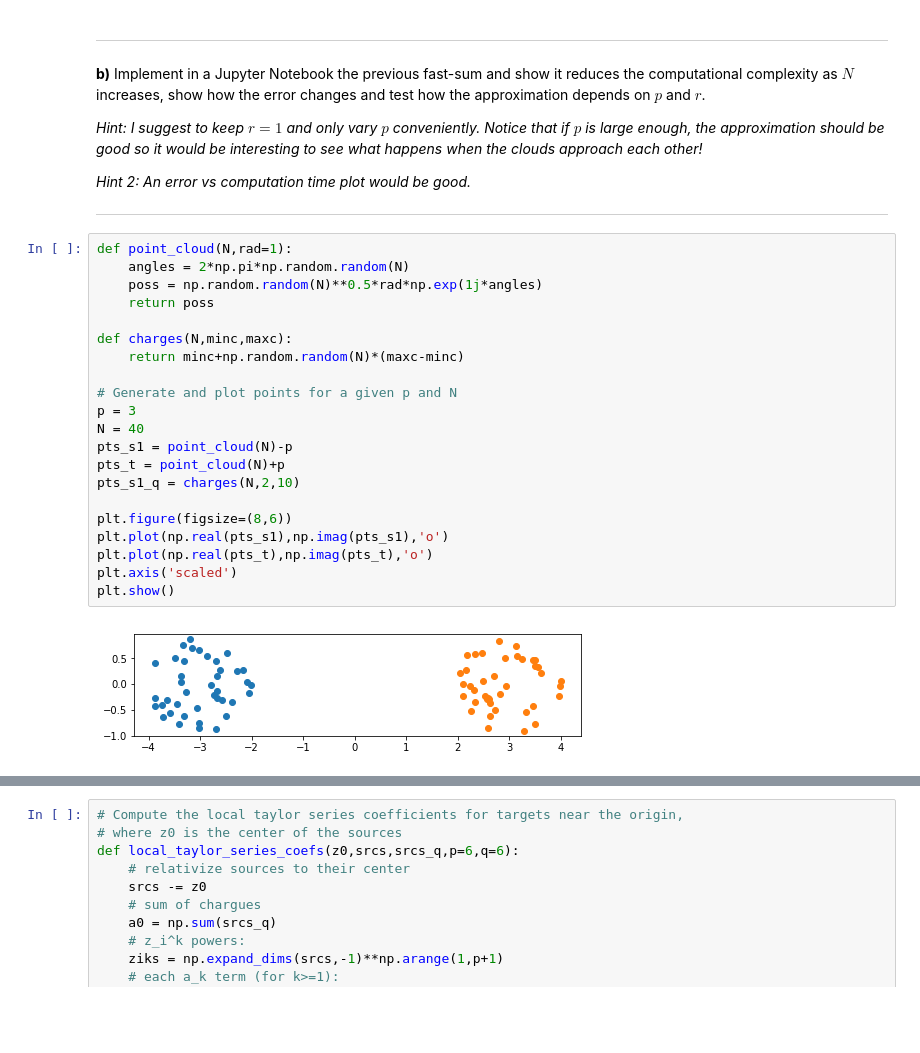
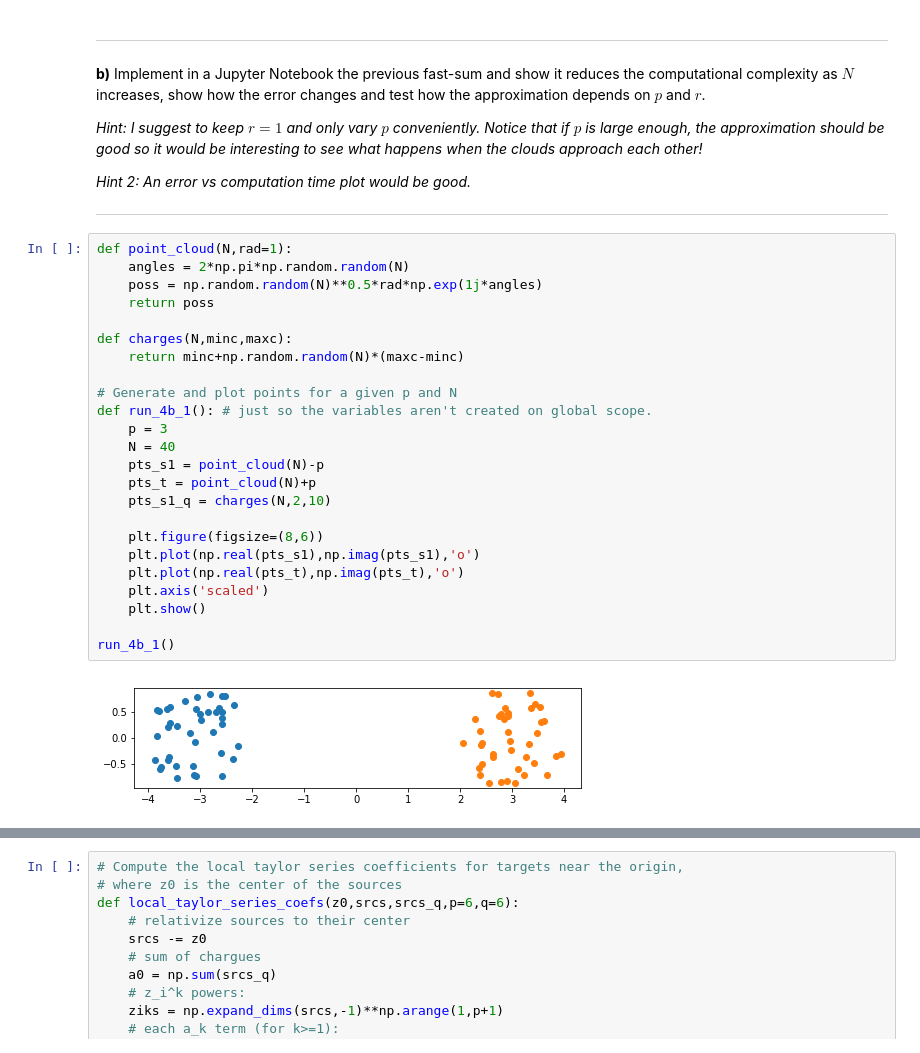
Before and after one commit to autopawn/cc5-works, a Jupyter notebook: c2.ipynb, the cells around one changed output, grey strips where cells are left out. Saved outputs shown, nothing was run; the diff lists cells and outputs as text; blank space fills up the shorter version.

```diff
--- a/c2.ipynb
+++ b/c2.ipynb
@@ -54,26 +56,29 @@ $$
 # %%
 def point_cloud(N,rad=1):
     angles = 2*np.pi*np.random.random(N)
     poss = np.random.random(N)**0.5*rad*np.exp(1j*angles)
     return poss
 
 def charges(N,minc,maxc):
     return minc+np.random.random(N)*(maxc-minc)
 
 # Generate and plot points for a given p and N
-p = 3
-N = 40
-pts_s1 = point_cloud(N)-p
-pts_t = point_cloud(N)+p
-pts_s1_q = charges(N,2,10)
+def run_4b_1(): # just so the variables aren't created on global scope.
+    p = 3
+    N = 40
+    pts_s1 = point_cloud(N)-p
+    pts_t = point_cloud(N)+p
+    pts_s1_q = charges(N,2,10)
 
-plt.figure(figsize=(8,6))
-plt.plot(np.real(pts_s1),np.imag(pts_s1),'o')
-plt.plot(np.real(pts_t),np.imag(pts_t),'o')
-plt.axis('scaled')
-plt.show()
+    plt.figure(figsize=(8,6))
+    plt.plot(np.real(pts_s1),np.imag(pts_s1),'o')
+    plt.plot(np.real(pts_t),np.imag(pts_t),'o')
+    plt.axis('scaled')
+    plt.show()
+
+run_4b_1()
 # %% [output]
-[figure, old version]
+[figure, new version]
 # %%
 # Compute the potential using the direct method
 def direct_potential(srcs,srcs_q,trgts):
```
Also changed, not shown: parts of 18 cells of this notebook.
